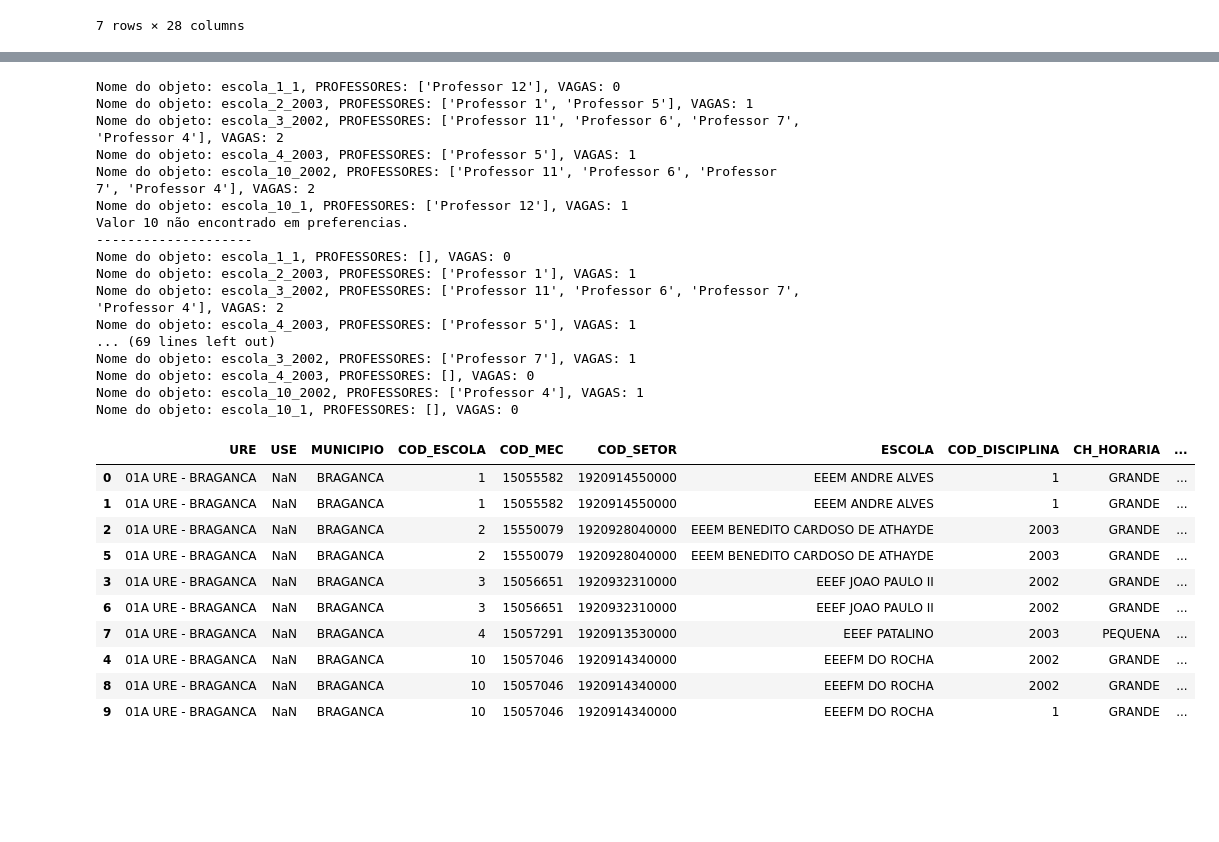
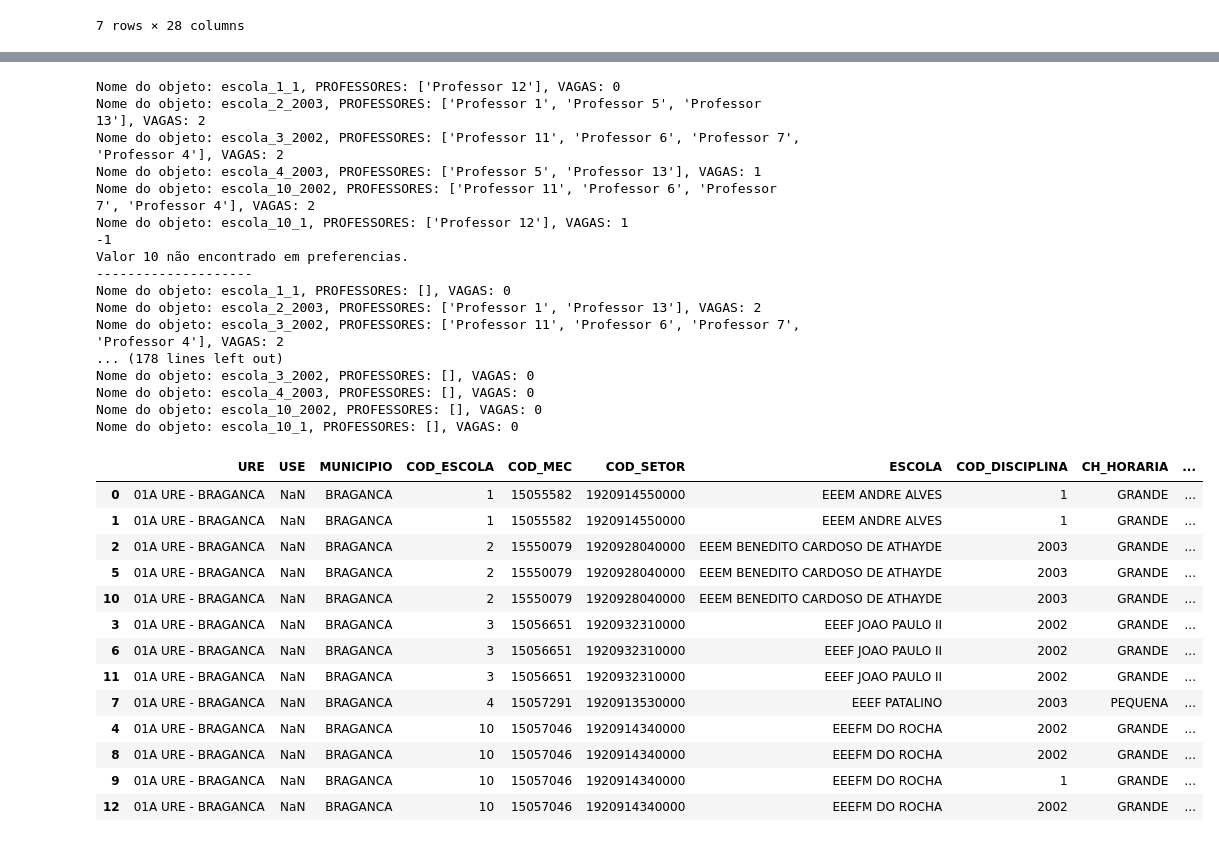
Before and after one commit to LH-Carreira/Algoritmo-lotacao, a Jupyter notebook: 03.ipynb, the cells around one changed output, grey strips where cells are left out. Saved outputs shown, nothing was run; the diff lists cells and outputs as text; code cells hidden in the pictures; blank space fills up the shorter version.

```diff
--- a/03.ipynb
+++ b/03.ipynb
@@ -335,48 +354,51 @@ for nome_objeto, escola in escolas_dict.items():
     for nome_objeto, escola in escolas_dict.items():
         print(f"Nome do objeto: {nome_objeto}, PROFESSORES: {escola.lista_professores}, VAGAS: {escola.VAGAS}")
     # Iterando sobre cada professor na lista de professores da escola
-    while escola.VAGAS > 0 and escola.lista_professores:
+    while escola.VAGAS >= 0 and escola.lista_professores:
         #desempate()
         lotacaoGeral()
 # %% [output]
 Nome do objeto: escola_1_1, PROFESSORES: ['Professor 12'], VAGAS: 0
-Nome do objeto: escola_2_2003, PROFESSORES: ['Professor 1', 'Professor 5'], VAGAS: 1
+Nome do objeto: escola_2_2003, PROFESSORES: ['Professor 1', 'Professor 5', 'Professor 13'], VAGAS: 2
 Nome do objeto: escola_3_2002, PROFESSORES: ['Professor 11', 'Professor 6', 'Professor 7', 'Professor 4'], VAGAS: 2
-Nome do objeto: escola_4_2003, PROFESSORES: ['Professor 5'], VAGAS: 1
+Nome do objeto: escola_4_2003, PROFESSORES: ['Professor 5', 'Professor 13'], VAGAS: 1
 Nome do objeto: escola_10_2002, PROFESSORES: ['Professor 11', 'Professor 6', 'Professor 7', 'Professor 4'], VAGAS: 2
 Nome do objeto: escola_10_1, PROFESSORES: ['Professor 12'], VAGAS: 1
+-1
 Valor 10 não encontrado em preferencias.
 --------------------
 Nome do objeto: escola_1_1, PROFESSORES: [], VAGAS: 0
-Nome do objeto: escola_2_2003, PROFESSORES: ['Professor 1'], VAGAS: 1
+Nome do objeto: escola_2_2003, PROFESSORES: ['Professor 1', 'Professor 13'], VAGAS: 2
 Nome do objeto: escola_3_2002, PROFESSORES: ['Professor 11', 'Professor 6', 'Professor 7', 'Professor 4'], VAGAS: 2
-Nome do objeto: escola_4_2003, PROFESSORES: ['Professor 5'], VAGAS: 1
-... (69 lines left out)
-Nome do objeto: escola_3_2002, PROFESSORES: ['Professor 7'], VAGAS: 1
+... (178 lines left out)
+Nome do objeto: escola_3_2002, PROFESSORES: [], VAGAS: 0
 Nome do objeto: escola_4_2003, PROFESSORES: [], VAGAS: 0
-Nome do objeto: escola_10_2002, PROFESSORES: ['Professor 4'], VAGAS: 1
+Nome do objeto: escola_10_2002, PROFESSORES: [], VAGAS: 0
 Nome do objeto: escola_10_1, PROFESSORES: [], VAGAS: 0
 # %%
 
 professores_lotados = professores_lotados.sort_values(by='COD_ESCOLA', ascending=True)
 display(professores_lotados)
 #professores_lotados.to_excel('LotacaoProfessores.xlsx', index=False)
 
-with pd.ExcelWriter('lotacao.xlsx') as writer:
-    professores_lotados.to_excel(writer, sheet_name='Lotação', index=False)
-    base_professores.to_excel(writer, sheet_name='Não Lotados', index=False)
+# with pd.ExcelWriter('lotacao.xlsx') as writer:
+#     professores_lotados.to_excel(writer, sheet_name='Lotação', index=False)
+#     base_professores.to_excel(writer, sheet_name='Não Lotados', index=False)
 # %% [output]
 |  | URE | USE | MUNICIPIO | COD_ESCOLA | COD_MEC | COD_SETOR | ESCOLA | COD_DISCIPLINA | CH_HORARIA | ... |
 | 0 | 01A URE - BRAGANCA | NaN | BRAGANCA | 1 | 15055582 | 1920914550000 | EEEM ANDRE ALVES | 1 | GRANDE | ... |
 | 1 | 01A URE - BRAGANCA | NaN | BRAGANCA | 1 | 15055582 | 1920914550000 | EEEM ANDRE ALVES | 1 | GRANDE | ... |
 | 2 | 01A URE - BRAGANCA | NaN | BRAGANCA | 2 | 15550079 | 1920928040000 | EEEM BENEDITO CARDOSO DE ATHAYDE | 2003 | GRANDE | ... |
 | 5 | 01A URE - BRAGANCA | NaN | BRAGANCA | 2 | 15550079 | 1920928040000 | EEEM BENEDITO CARDOSO DE ATHAYDE | 2003 | GRANDE | ... |
+| 10 | 01A URE - BRAGANCA | NaN | BRAGANCA | 2 | 15550079 | 1920928040000 | EEEM BENEDITO CARDOSO DE ATHAYDE | 2003 | GRANDE | ... |
 | 3 | 01A URE - BRAGANCA | NaN | BRAGANCA | 3 | 15056651 | 1920932310000 | EEEF JOAO PAULO II | 2002 | GRANDE | ... |
 | 6 | 01A URE - BRAGANCA | NaN | BRAGANCA | 3 | 15056651 | 1920932310000 | EEEF JOAO PAULO II | 2002 | GRANDE | ... |
+| 11 | 01A URE - BRAGANCA | NaN | BRAGANCA | 3 | 15056651 | 1920932310000 | EEEF JOAO PAULO II | 2002 | GRANDE | ... |
 | 7 | 01A URE - BRAGANCA | NaN | BRAGANCA | 4 | 15057291 | 1920913530000 | EEEF PATALINO | 2003 | PEQUENA | ... |
 | 4 | 01A URE - BRAGANCA | NaN | BRAGANCA | 10 | 15057046 | 1920914340000 | EEEFM DO ROCHA | 2002 | GRANDE | ... |
 | 8 | 01A URE - BRAGANCA | NaN | BRAGANCA | 10 | 15057046 | 1920914340000 | EEEFM DO ROCHA | 2002 | GRANDE | ... |
 | 9 | 01A URE - BRAGANCA | NaN | BRAGANCA | 10 | 15057046 | 1920914340000 | EEEFM DO ROCHA | 1 | GRANDE | ... |
+| 12 | 01A URE - BRAGANCA | NaN | BRAGANCA | 10 | 15057046 | 1920914340000 | EEEFM DO ROCHA | 2002 | GRANDE | ... |
 # %%
 display(base_professores)
 # %% [output]
```
Also changed, not shown: parts of 6 cells of this notebook, 2 other files.
